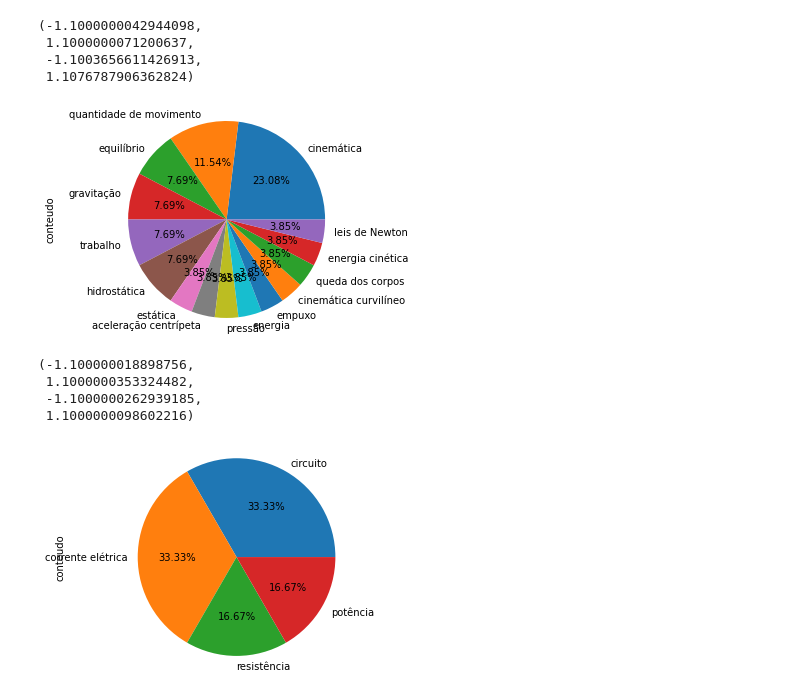
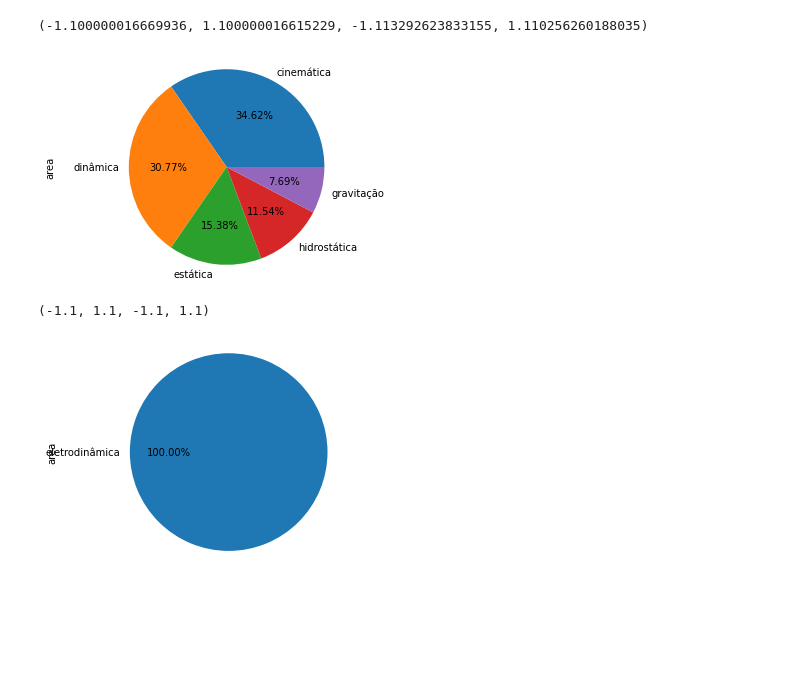
Before and after one commit to lucianogaldino/Provas_Vestibular, a Jupyter notebook: Vestibulares.ipynb, the cells around one changed output. Saved outputs shown, nothing was run; the diff lists cells and outputs as text; code cells hidden in the pictures; blank space fills up the shorter version.

```diff
--- a/Vestibulares.ipynb
+++ b/Vestibulares.ipynb
@@ -122,10 +175,7 @@ mecunicamp.head()
 # %%
-mecunicamp.conteudo.value_counts().plot(kind='pie', autopct='%.2f%%')
+mecunicamp.area.value_counts().plot(kind='pie', autopct='%.2f%%')
 plt.axis('equal')
 # %% [output]
-(-1.1000000042944098,
- 1.1000000071200637,
- -1.1003656611426913,
- 1.1076787906362824)
+(-1.100000016669936, 1.100000016615229, -1.113292623833155, 1.110256260188035)
-[figure, old version]
+[figure, new version]
 # %%
@@ -133,12 +183,9 @@ eletrounicamp = unicamp.loc[unicamp.assunto=='eletrodinâmica']
 # %%
-eletrounicamp.conteudo.value_counts().plot(kind='pie', autopct='%.2f%%')
+eletricaunicamp.area.value_counts().plot(kind='pie', autopct='%.2f%%')
 plt.axis('equal')
 # %% [output]
-(-1.100000018898756,
- 1.1000000353324482,
- -1.1000000262939185,
- 1.1000000098602216)
+(-1.1, 1.1, -1.1, 1.1)
-[figure, old version]
+[figure, new version]
 # %%
 unesp = questoes.loc[questoes.vestibular=='unesp']
 # %%
```
Also changed, not shown: parts of 27 cells of this notebook.
